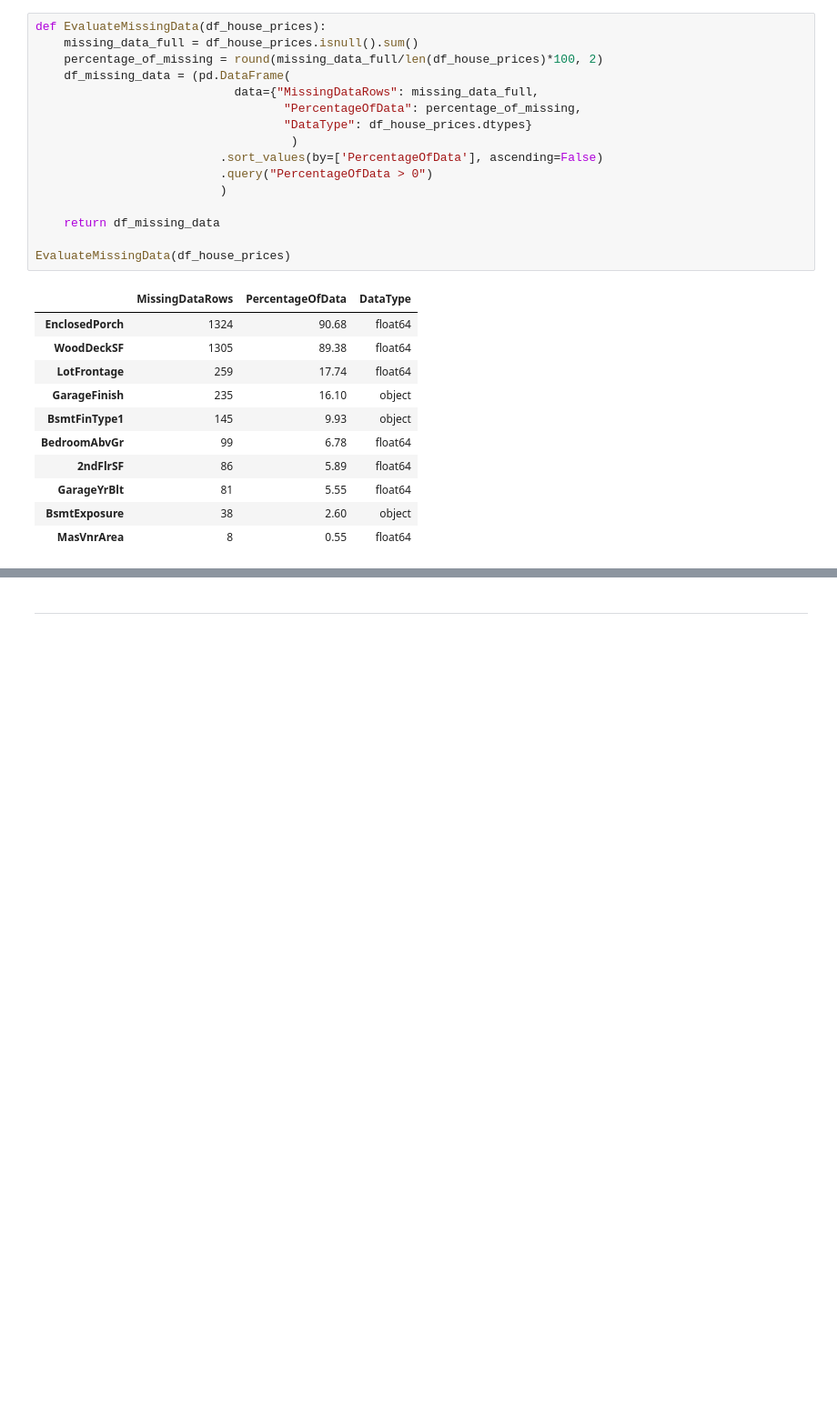
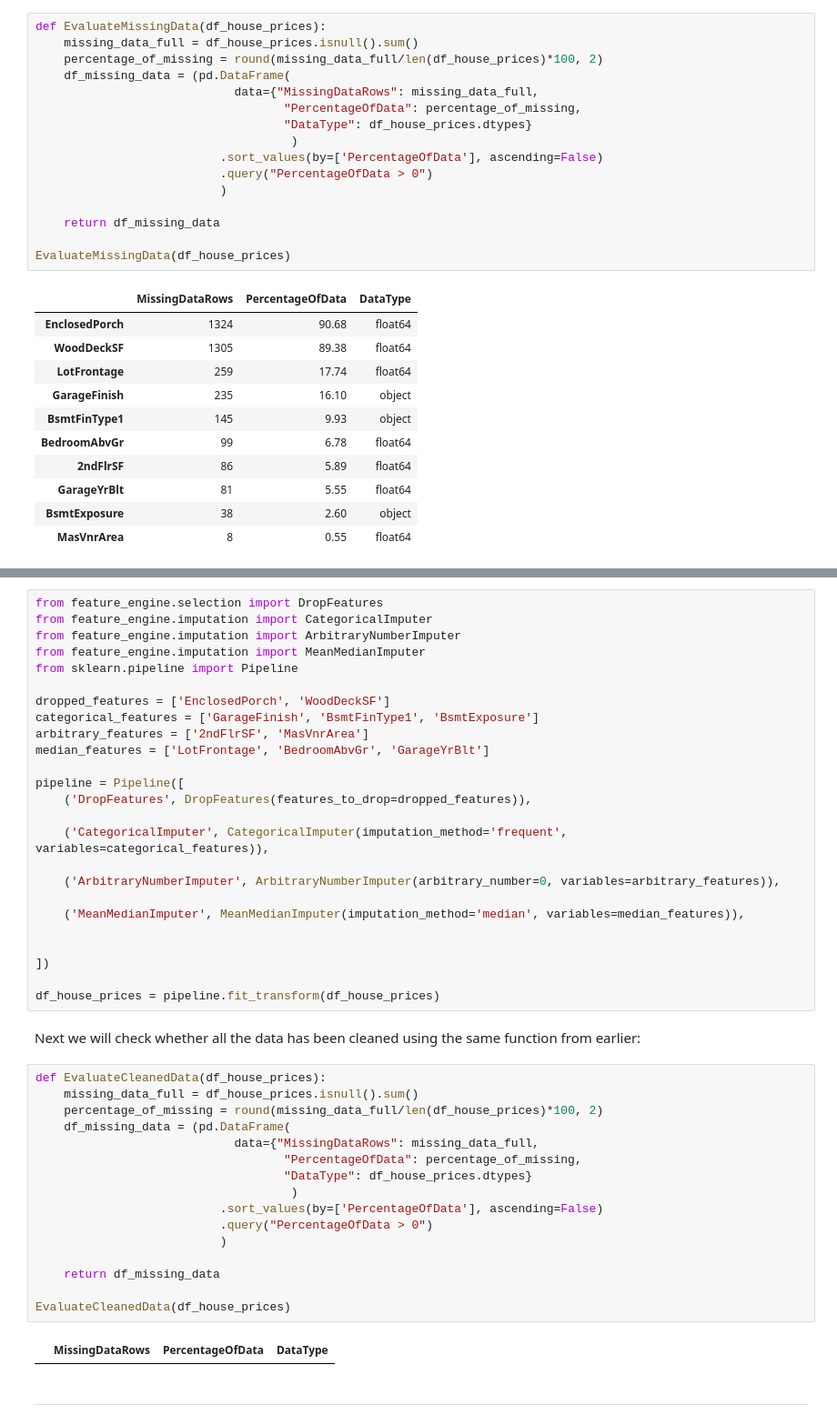
Before and after one commit to annacakes281/property-price-predictor, a Jupyter notebook: jupyter_notebooks/3-Data_Cleaning.ipynb, the cells around one changed output, grey strips where cells are left out. Shown at 91% size. Cells and saved outputs as stored; diff of their text form; blank space fills up the shorter version.

Commit message:
replaced missing data

```diff
--- a/jupyter_notebooks/3-Data_Cleaning.ipynb
+++ b/jupyter_notebooks/3-Data_Cleaning.ipynb
@@ -226,3 +234,48 @@ Ideally, we would like to preserve as much data as possible rather than dropping
+# %%
+from feature_engine.selection import DropFeatures
+from feature_engine.imputation import CategoricalImputer
+from feature_engine.imputation import ArbitraryNumberImputer
+from feature_engine.imputation import MeanMedianImputer
+from sklearn.pipeline import Pipeline
+
+dropped_features = ['EnclosedPorch', 'WoodDeckSF']
+categorical_features = ['GarageFinish', 'BsmtFinType1', 'BsmtExposure']
+arbitrary_features = ['2ndFlrSF', 'MasVnrArea']
+median_features = ['LotFrontage', 'BedroomAbvGr', 'GarageYrBlt']
+
+pipeline = Pipeline([
+    ('DropFeatures', DropFeatures(features_to_drop=dropped_features)),
+
+    ('CategoricalImputer', CategoricalImputer(imputation_method='frequent', variables=categorical_features)),
+
+    ('ArbitraryNumberImputer', ArbitraryNumberImputer(arbitrary_number=0, variables=arbitrary_features)),
+
+    ('MeanMedianImputer', MeanMedianImputer(imputation_method='median', variables=median_features)),
+
+
+])
+
+df_house_prices = pipeline.fit_transform(df_house_prices)
+# %% [markdown]
+Next we will check whether all the data has been cleaned using the same function from earlier:
+# %%
+def EvaluateCleanedData(df_house_prices):
+    missing_data_full = df_house_prices.isnull().sum()
+    percentage_of_missing = round(missing_data_full/len(df_house_prices)*100, 2)
+    df_missing_data = (pd.DataFrame(
+                            data={"MissingDataRows": missing_data_full,
+                                   "PercentageOfData": percentage_of_missing,
+                                   "DataType": df_house_prices.dtypes}
+                                    )
+                          .sort_values(by=['PercentageOfData'], ascending=False)
+                          .query("PercentageOfData > 0")
+                          )
+
+    return df_missing_data
+
+EvaluateCleanedData(df_house_prices)
+# %% [output]
+|  | MissingDataRows | PercentageOfData | DataType |
 # %% [markdown]
 ---
 # %% [markdown]
```
Also changed, not shown: parts of 4 cells of this notebook.
